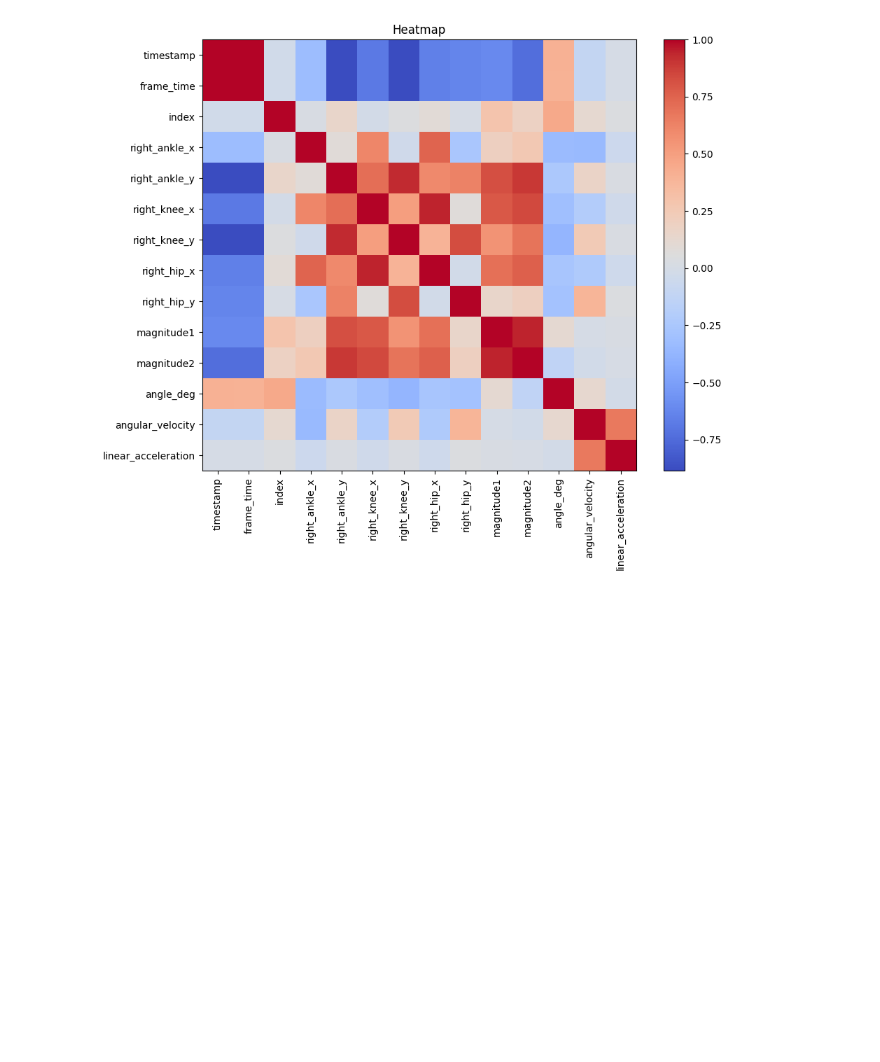
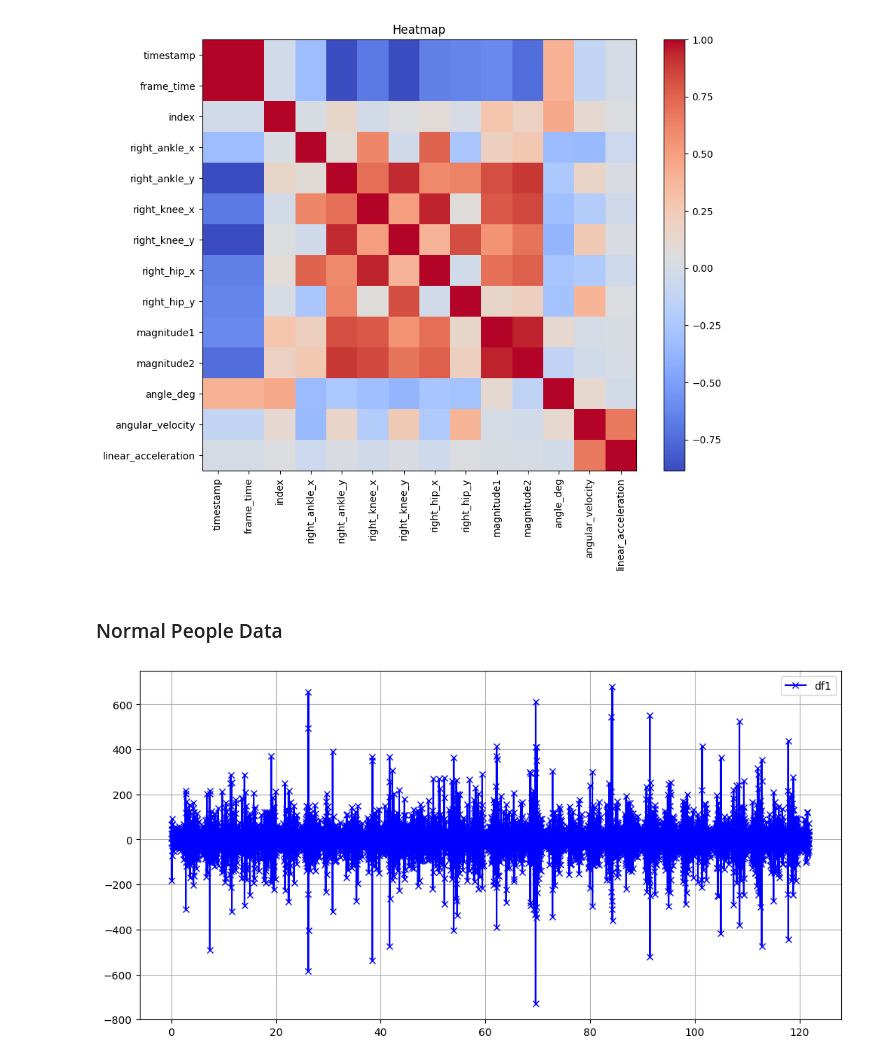
Before and after one commit to Victor-lyhan/Parkinson-Diagnosis, a Jupyter notebook: Computer Vision/graph_data.ipynb, the cells around one changed output. Cells and saved outputs as stored; diff of their text form; code cells hidden in the pictures; blank space fills up the shorter version.

```diff
--- a/Computer Vision/graph_data.ipynb
+++ b/Computer Vision/graph_data.ipynb
@@ -64,3 +66,20 @@ plt.title('Heatmap')
 plt.show()
 # %% [output]
 [figure]
+# %% [markdown]
+### Normal People Data
+# %%
+df_np1v1 = pd.read_csv('Results/np1v1_results.csv')
+# %%
+x_axis = 'frame_time'
+y_axis = 'linear_acceleration'
+
+plt.figure(figsize = (12,6))
+
+plt.plot(df_np1v1[x_axis], df_np1v1[y_axis], label = 'df1', color = 'blue', marker = 'x')
+
+plt.legend()
+plt.grid(True)
+plt.show()
+# %% [output]
+[figure, added]
```
Also changed, not shown: parts of 1 cell of this notebook, 2 other files.
